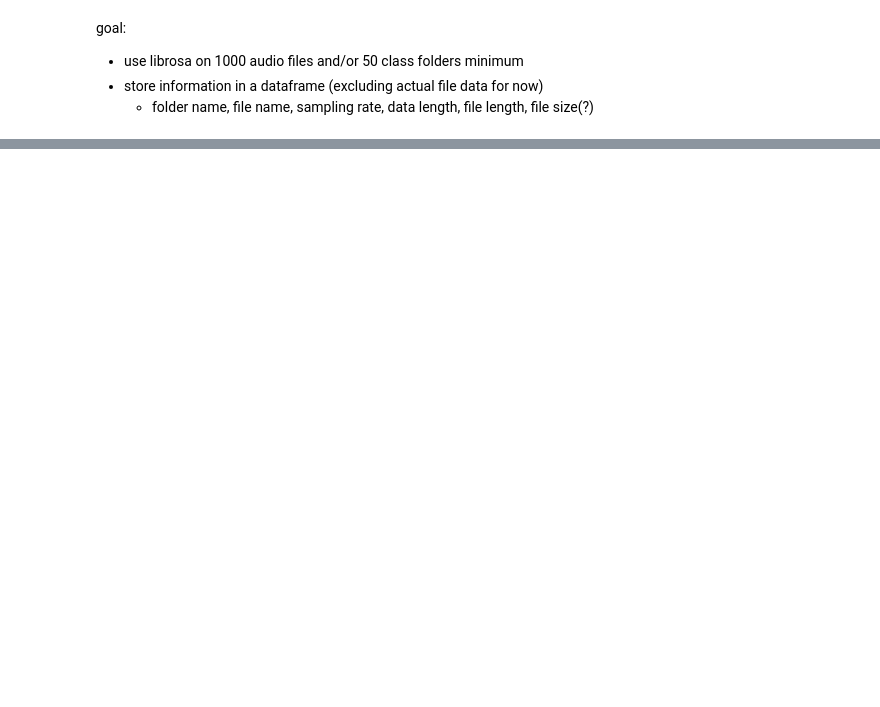
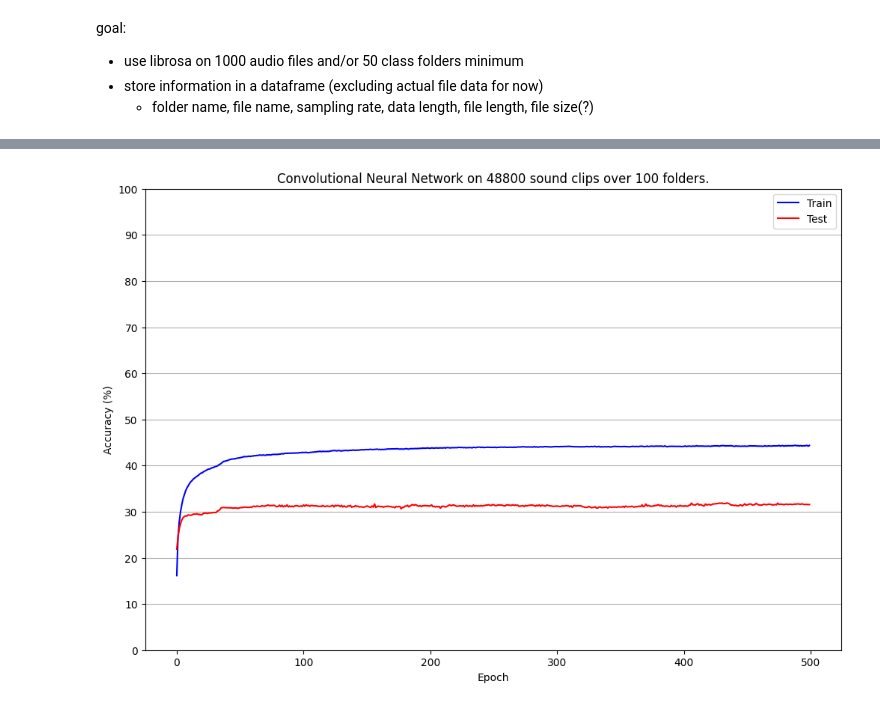
Before and after one commit to spearmintage/final-project, a Jupyter notebook: code/deeper_audio_test.ipynb, the cells around one changed output, grey strips where cells are left out. Saved outputs shown, nothing was run; the diff lists cells and outputs as text; code cells hidden in the pictures; blank space fills up the shorter version.

Commit message:
introduction of extra techniques. check test results

```diff
--- a/code/deeper_audio_test.ipynb
+++ b/code/deeper_audio_test.ipynb
@@ -159,7 +159,7 @@ folder_df = get_random_folders_filtered(
     base_dir,
     split_interval_secs=split_interval_secs,
     sample_rate=sample_rate,
-    total_folders=400,
+    total_folders=100,
     min_rating=5.0,
-    max_files_per_folder=-1
+    max_files_per_folder=100
 )
@@ -350,7 +372,17 @@ class TestModel(nn.Module):
 
         return x
 # %%
-def train_model(model, loss_fn, optimizer, epochs, batch_size, save_best_to_file = False):
+# model: the model to train
+# loss_fn: the loss function to update weights
+# optimizer: the optimiser function to affect rate of change
+# epochs: number of epochs to train the model over
+# batch_size: samples to train x_train and y_train to avoid memory issues
+# save_best_to_file: save model with highest test accuracy to models/ folder.
+# experimental: whether to end training after 5 consecutive runs of no higher test accuracy.
+#       - training ends when either [epochs] epochs have been run, *OR* if 5 consecutive runs do not improve test accuracy from previous best.
+
+def train_model(model, loss_fn, optimizer, epochs, batch_size, save_best_to_file = False, experimental = False):
+
     batch_indices = np.linspace(0, len(x_train), int(len(x_train) / batch_size), dtype="int")
 
     train_loss_hist = []
@@ -359,6 +391,8 @@ def train_model(model, loss_fn, optimizer, epochs, batch_size, save_best_to_file
 
     best_test_acc = 0
     best_model = None
+
+    experimental_counter = 0
 
     for epoch in range(1, epochs + 1):
         model.train()
@@ -391,27 +425,28 @@ def train_model(model, loss_fn, optimizer, epochs, batch_size, save_best_to_file
         train_acc_hist.append(float(train_acc.cpu().detach().numpy()))
         test_acc_hist.append(float(test_acc.cpu().detach().numpy()))
 
+        if experimental:
+            experimental_counter += 1
+
         if test_acc > best_test_acc:
+            experimental_counter = 0
             best_test_acc = test_acc
 
             # overwrite best model with new best model
             best_model = copy.deepcopy(model.state_dict())
 
-    best_model_path = ""
+        if experimental_counter == 5:
+            print("Experimental Mode ended the training early, as the testing accuracy had not increased over 5 consecutive epochs.")
+            break
 
     if save_best_to_file:
         model_save_path = "models/"
-
         if not os.path.exists(model_save_path): os.mkdir(model_save_path)
-
         file_number = len(os.listdir(model_save_path)) + 1
-
         file_name = f"best_model_{file_number:>03}"
-
         best_model_path = model_save_path + file_name + ".pth"
 
         torch.save(best_model, best_model_path)
-
 
     plt.figure(figsize=(12,8))
     pd.Series(train_acc_hist).plot.line(label="Train", color="blue")
@@ -440,6 +475,7 @@ batch_size = 64
 dropout_rate = 0
 learning_rate = 0.001
 momentum = 0
+experimental = False
 
 model = TestModel(input_shape=x_train.shape, dropout_rate=dropout_rate)
 model = model.to(device)
@@ -447,4 +483,5 @@ loss_fn = nn.CrossEntropyLoss() # since we are classifying.
 loss_fn = loss_fn.to(device)
 optimizer = torch.optim.AdamW(params=model.parameters(), lr=learning_rate) # adam has no momentum, but DOES have weight decay
 
-train_loss_hist, train_acc_hist, test_acc_hist, best_model = train_model(model, loss_fn, optimizer, epochs, batch_size, save_best_to_file=False)
+train_loss_hist, train_acc_hist, test_acc_hist, best_model = train_model(model, loss_fn, optimizer, epochs, batch_size, save_best_to_file=True, experimental=experimental)
+# %% [output]
@@ -451,3 +505,4 @@ train_loss_hist, train_acc_hist, test_acc_hist, best_model = train_model(model,
+[figure, added]
 # %%
 # final results after testing approx. 30 different variations of dropout, learning rate, etc
 # best learning rate = 0.001, batch size of 32/64, dropout rate around 0.2-0.5
```
Also changed, not shown: parts of 19 cells of this notebook, 4 other files.
